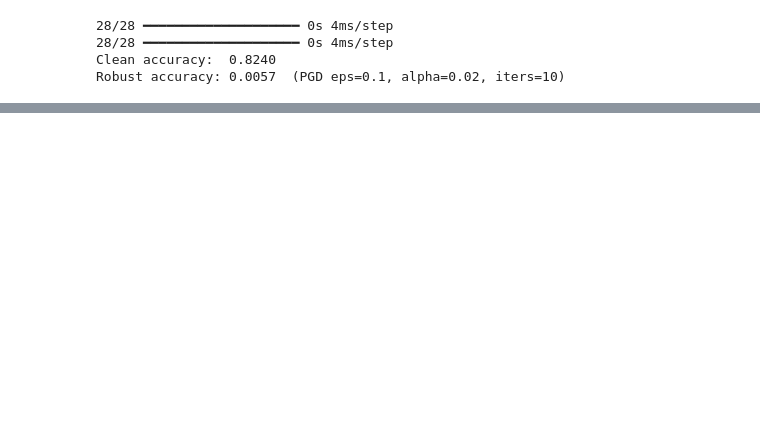
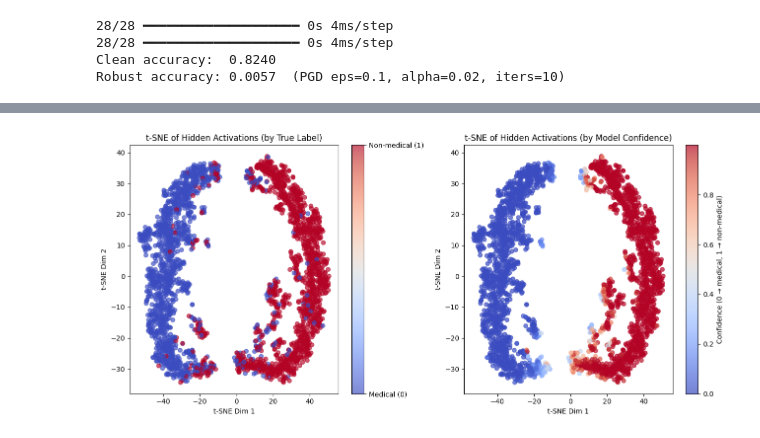
Before and after one commit to sgh4000/CDT-D2AIR-NLP, a Jupyter notebook: medical_query_trial2.ipynb, the cells around one changed output, grey strips where cells are left out. Cells and saved outputs as stored; diff of their text form; code cells hidden in the pictures; blank space fills up the shorter version.

Commit message:
added Feature entanglement after adversarial training

```diff
--- a/medical_query_trial2.ipynb
+++ b/medical_query_trial2.ipynb
@@ -594,0 +595,61 @@ Epoch 6/10
+# %%
+# Step 15 — Feature entanglement (t-SNE visualisation after adversarial training)
+
+
+# --- reload the adversarially trained model ---
+# (or use model_adv directly if still in memory)
+# model_adv = keras.models.load_model("advtrained_model.h5")
+
+# Use all layers except the final output layer to get hidden features
+get_hidden_output = keras.Sequential(model_adv.layers[:-1])
+
+# Collect a subset for speed and clarity
+X_all = np.vstack([X_train[:5000], X_test[:5000]])
+y_all = np.concatenate([y_train[:5000], y_test[:5000]])
+
+# Extract hidden activations
+H = get_hidden_output.predict(X_all, batch_size=256)
+
+# --- Dimensionality reduction before t-SNE ---
+# PCA to 50 components (denoise + speed up t-SNE)
+H_pca = PCA(n_components=50, random_state=SEED).fit_transform(H)
+
+# --- t-SNE embedding to 2D space ---
+tsne = TSNE(
+    n_components=2,
+    perplexity=40,          # try 30–50 for tuning
+    max_iter=1500,
+    learning_rate=200,
+    metric="cosine",
+    random_state=SEED
+)
+H2 = tsne.fit_transform(H_pca)
+
+# --- Plot the t-SNE embeddings ---
+# 1) Colour by true labels
+# 2) Colour by model confidence
+
+# Model confidence (probability of class 1 = non-medical)
+probs = model_adv.predict(X_all, batch_size=256).ravel()
+
+fig, axes = plt.subplots(1, 2, figsize=(13, 6))
+
+# (A) Plot by true label
+sc1 = axes[0].scatter(H2[:,0], H2[:,1], c=y_all, cmap="coolwarm", alpha=0.65)
+axes[0].set_title("t-SNE of Hidden Activations (by True Label)")
+axes[0].set_xlabel("t-SNE Dim 1")
+axes[0].set_ylabel("t-SNE Dim 2")
+cbar1 = plt.colorbar(sc1, ax=axes[0], ticks=[0,1])
+cbar1.ax.set_yticklabels(["Medical (0)", "Non-medical (1)"])
+
+# (B) Plot by model confidence
+sc2 = axes[1].scatter(H2[:,0], H2[:,1], c=probs, cmap="coolwarm", alpha=0.7)
+axes[1].set_title("t-SNE of Hidden Activations (by Model Confidence)")
+axes[1].set_xlabel("t-SNE Dim 1")
+axes[1].set_ylabel("t-SNE Dim 2")
+cbar2 = plt.colorbar(sc2, ax=axes[1])
+cbar2.set_label("Confidence (0 → medical, 1 → non-medical)")
+
+plt.tight_layout()
+plt.show()
+# %% [output]
@@ -594,0 +658 @@ Epoch 6/10
+[figure, added]
```
Also changed, not shown: parts of 3 cells of this notebook.
